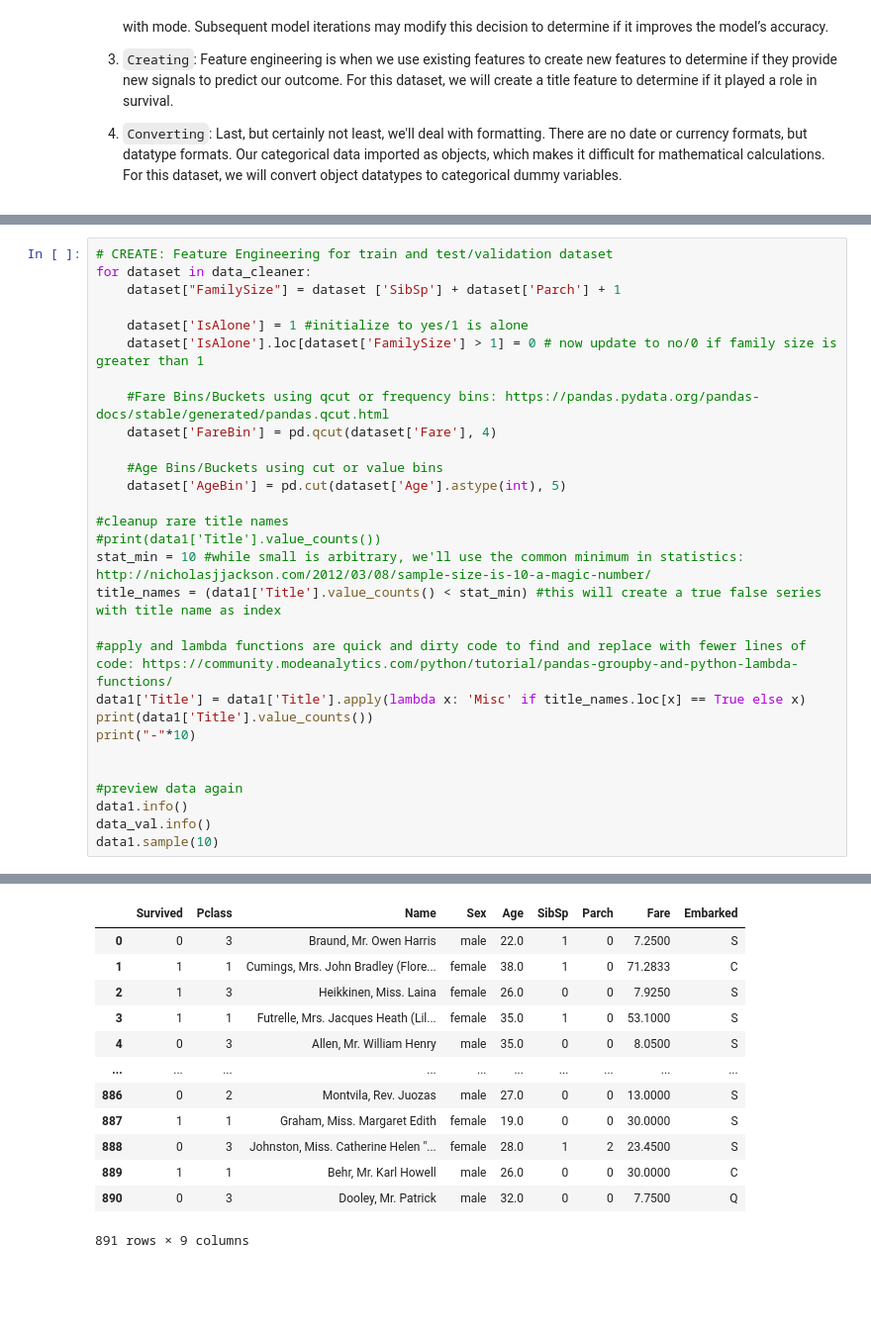
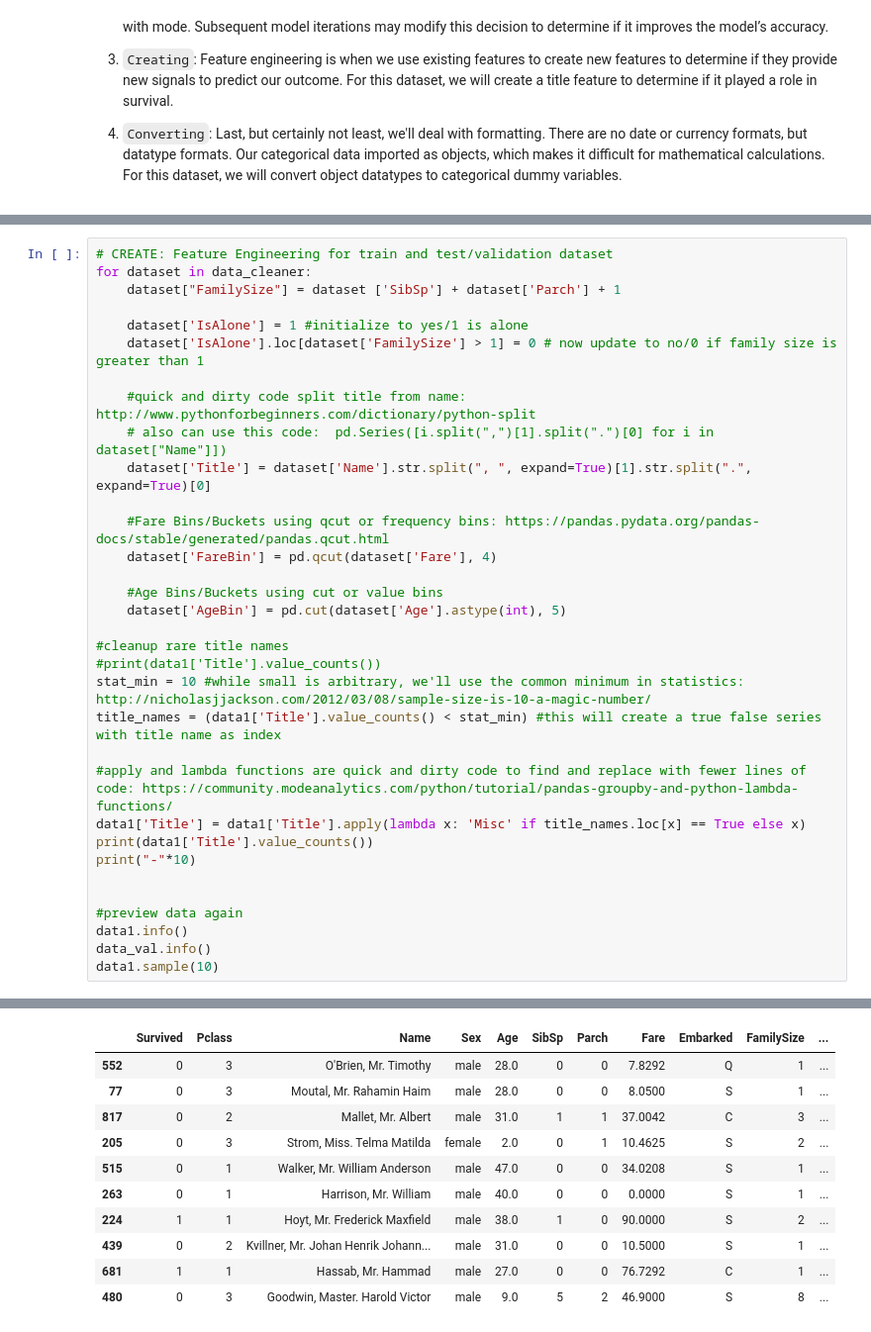
Before and after one commit to morteza-rp/data-science-projects, a Jupyter notebook: Titanic_Disaster/Titanic_Disaster.ipynb, the cells around one changed output, grey strips where cells are left out. Shown at 99% size. Saved outputs shown, nothing was run; the diff lists cells and outputs as text; blank space fills up the shorter version.

```diff
--- a/Titanic_Disaster/Titanic_Disaster.ipynb
+++ b/Titanic_Disaster/Titanic_Disaster.ipynb
@@ -182,6 +182,10 @@ for dataset in data_cleaner:
 
     dataset['IsAlone'] = 1 #initialize to yes/1 is alone
     dataset['IsAlone'].loc[dataset['FamilySize'] > 1] = 0 # now update to no/0 if family size is greater than 1
+
+    #quick and dirty code split title from name: http://www.pythonforbeginners.com/dictionary/python-split
+    # also can use this code:  pd.Series([i.split(",")[1].split(".")[0] for i in dataset["Name"]])
+    dataset['Title'] = dataset['Name'].str.split(", ", expand=True)[1].str.split(".", expand=True)[0]
 
     #Fare Bins/Buckets using qcut or frequency bins: https://pandas.pydata.org/pandas-docs/stable/generated/pandas.qcut.html
     dataset['FareBin'] = pd.qcut(dataset['Fare'], 4)
@@ -208,13 +237,11 @@ data1.sample(10)
-|  | Survived | Pclass | Name | Sex | Age | SibSp | Parch | Fare | Embarked |
-| 0 | 0 | 3 | Braund, Mr. Owen Harris | male | 22.0 | 1 | 0 | 7.2500 | S |
-| 1 | 1 | 1 | Cumings, Mrs. John Bradley (Flore... | female | 38.0 | 1 | 0 | 71.2833 | C |
-| 2 | 1 | 3 | Heikkinen, Miss. Laina | female | 26.0 | 0 | 0 | 7.9250 | S |
-| 3 | 1 | 1 | Futrelle, Mrs. Jacques Heath (Lil... | female | 35.0 | 1 | 0 | 53.1000 | S |
-| 4 | 0 | 3 | Allen, Mr. William Henry | male | 35.0 | 0 | 0 | 8.0500 | S |
-| ... | ... | ... | ... | ... | ... | ... | ... | ... | ... |
-| 886 | 0 | 2 | Montvila, Rev. Juozas | male | 27.0 | 0 | 0 | 13.0000 | S |
-| 887 | 1 | 1 | Graham, Miss. Margaret Edith | female | 19.0 | 0 | 0 | 30.0000 | S |
-| 888 | 0 | 3 | Johnston, Miss. Catherine Helen "... | female | 28.0 | 1 | 2 | 23.4500 | S |
-| 889 | 1 | 1 | Behr, Mr. Karl Howell | male | 26.0 | 0 | 0 | 30.0000 | C |
-| 890 | 0 | 3 | Dooley, Mr. Patrick | male | 32.0 | 0 | 0 | 7.7500 | Q |
+|  | Survived | Pclass | Name | Sex | Age | SibSp | Parch | Fare | Embarked | FamilySize | ... |
+| 552 | 0 | 3 | O'Brien, Mr. Timothy | male | 28.0 | 0 | 0 | 7.8292 | Q | 1 | ... |
+| 77 | 0 | 3 | Moutal, Mr. Rahamin Haim | male | 28.0 | 0 | 0 | 8.0500 | S | 1 | ... |
+| 817 | 0 | 2 | Mallet, Mr. Albert | male | 31.0 | 1 | 1 | 37.0042 | C | 3 | ... |
+| 205 | 0 | 3 | Strom, Miss. Telma Matilda | female | 2.0 | 0 | 1 | 10.4625 | S | 2 | ... |
+| 515 | 0 | 1 | Walker, Mr. William Anderson | male | 47.0 | 0 | 0 | 34.0208 | S | 1 | ... |
+| 263 | 0 | 1 | Harrison, Mr. William | male | 40.0 | 0 | 0 | 0.0000 | S | 1 | ... |
+| 224 | 1 | 1 | Hoyt, Mr. Frederick Maxfield | male | 38.0 | 1 | 0 | 90.0000 | S | 2 | ... |
+| 439 | 0 | 2 | Kvillner, Mr. Johan Henrik Johann... | male | 31.0 | 0 | 0 | 10.5000 | S | 1 | ... |
+| 681 | 1 | 1 | Hassab, Mr. Hammad | male | 27.0 | 0 | 0 | 76.7292 | C | 1 | ... |
+| 480 | 0 | 3 | Goodwin, Master. Harold Victor | male | 9.0 | 5 | 2 | 46.9000 | S | 8 | ... |
-891 rows × 9 columns
```
Also changed, not shown: parts of 6 cells of this notebook.
